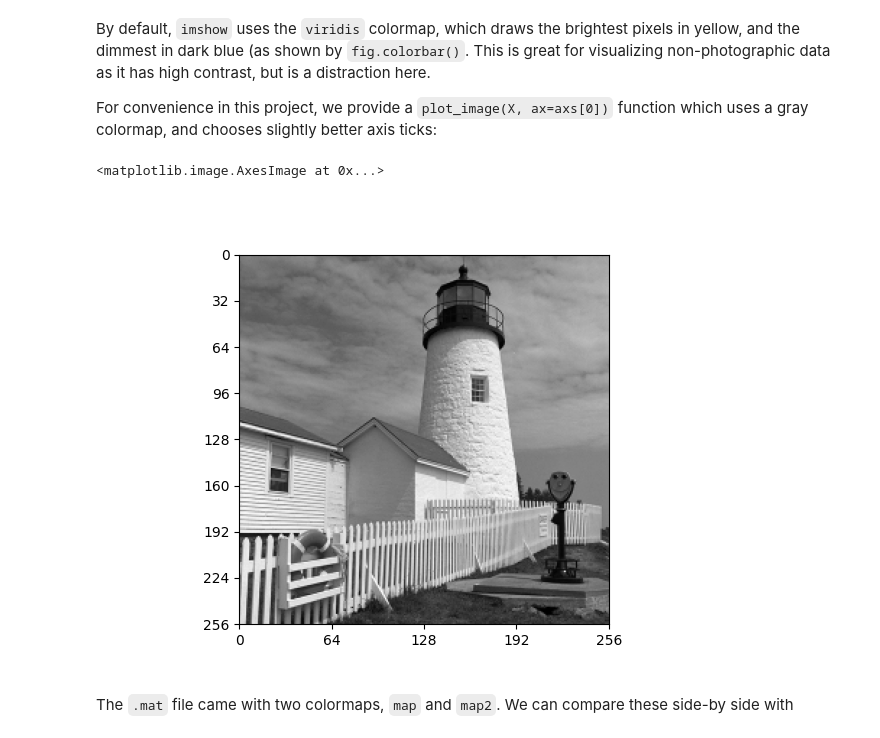
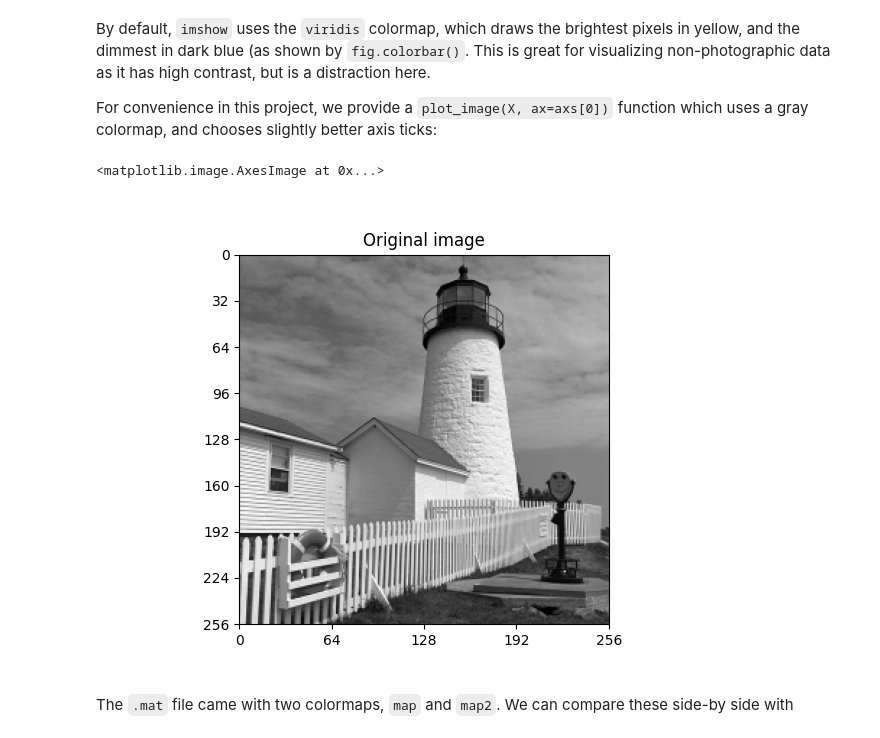
Before and after one commit to edwardtownsend/sf2, a Jupyter notebook: 1-4-intro-and-familiarisation.ipynb, the cells around one changed output. Cells and saved outputs as stored; diff of their text form; code cells hidden in the pictures.

```diff
--- a/1-4-intro-and-familiarisation.ipynb
+++ b/1-4-intro-and-familiarisation.ipynb
@@ -119,10 +119,11 @@ By default, `imshow` uses the `viridis` colormap, which draws the brightest pixe
 For convenience in this project, we provide a `plot_image(X, ax=axs[0])` function which uses a gray colormap, and chooses slightly better axis ticks:
 # %%
 fig, ax = plt.subplots()
+ax.set(title='Original image')
 plot_image(X, ax=ax)
 # %% [output]
 <matplotlib.image.AxesImage at 0x...>
-[figure, old version]
+[figure, new version]
 # %% [markdown]
 The `.mat` file came with two colormaps, `map` and `map2`. We can compare these side-by side with
 # %%
```
Also changed, not shown: 5 other files.
